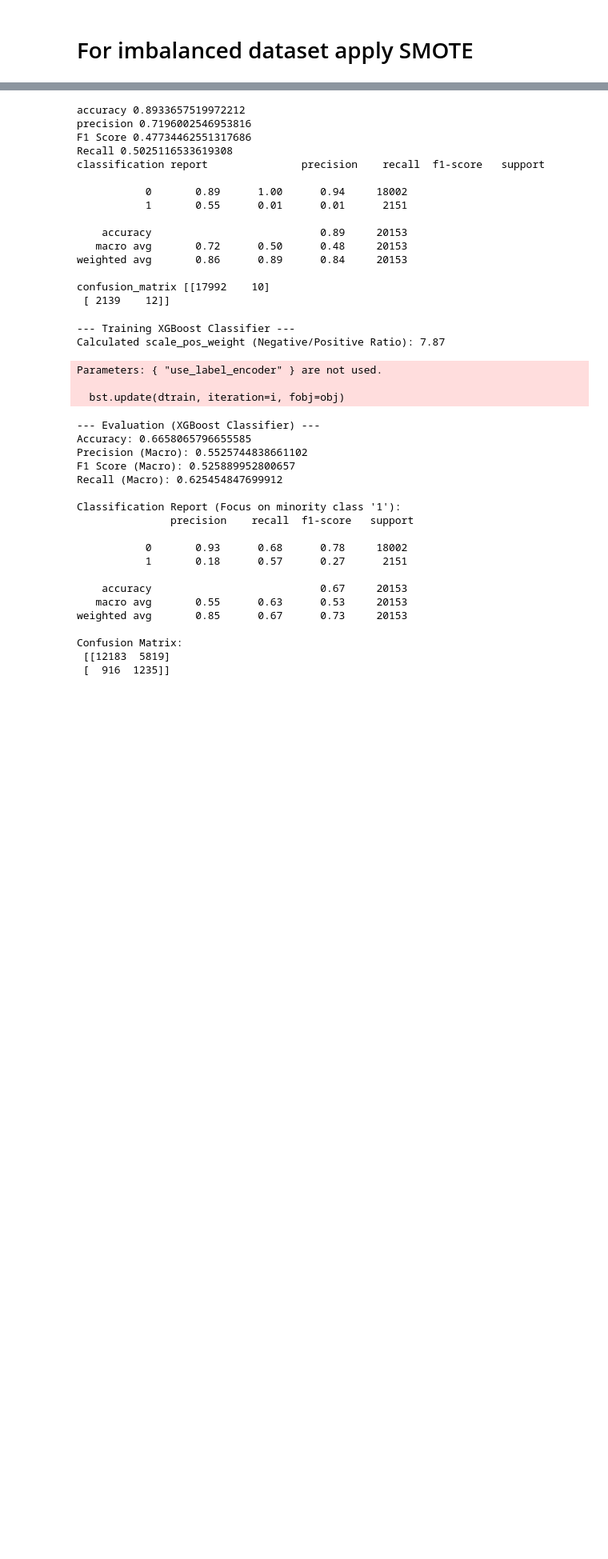
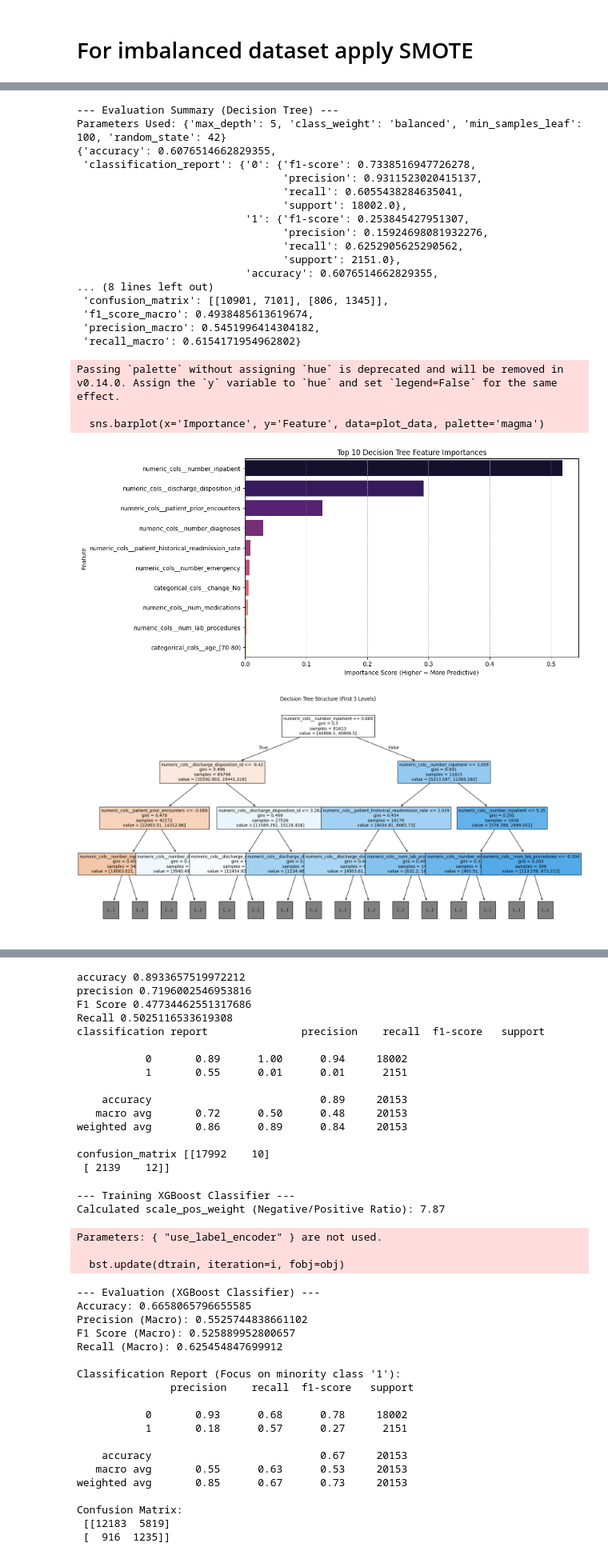
Before and after one commit to itigupta2429/Diabetes_classification_project, a Jupyter notebook: Notebooks/02_modelling_V2.ipynb, the cells around one changed output, grey strips where cells are left out. Shown at 80% size. Cells and saved outputs as stored; diff of their text form; code cells hidden in the pictures; blank space fills up the shorter version.

```diff
--- a/Notebooks/02_modelling_V2.ipynb
+++ b/Notebooks/02_modelling_V2.ipynb
@@ -658,0 +911,26 @@ confusion_matrix [[12198  5804]
+# %%
+Decision_tree_pipe, evaluation_results = run_decision_tree(preprocess,X_train,y_train,X_test,y_test)
+Decision_tree_pipe
+# %% [output]
+--- Evaluation Summary (Decision Tree) ---
+Parameters Used: {'max_depth': 5, 'class_weight': 'balanced', 'min_samples_leaf': 100, 'random_state': 42}
+{'accuracy': 0.6076514662829355,
+ 'classification_report': {'0': {'f1-score': 0.7338516947726278,
+                                 'precision': 0.9311523020415137,
+                                 'recall': 0.6055438284635041,
+                                 'support': 18002.0},
+                           '1': {'f1-score': 0.253845427951307,
+                                 'precision': 0.15924698081932276,
+                                 'recall': 0.6252905625290562,
+                                 'support': 2151.0},
+                           'accuracy': 0.6076514662829355,
+... (8 lines left out)
+ 'confusion_matrix': [[10901, 7101], [806, 1345]],
+ 'f1_score_macro': 0.4938485613619674,
+ 'precision_macro': 0.5451996414304182,
+ 'recall_macro': 0.6154171954962802}
+Passing `palette` without assigning `hue` is deprecated and will be removed in v0.14.0. Assign the `y` variable to `hue` and set `legend=False` for the same effect.
+
+  sns.barplot(x='Importance', y='Feature', data=plot_data, palette='magma')
+[figure, added]
+[figure, added]
```
Also changed, not shown: parts of 16 cells of this notebook, 13 other files.
